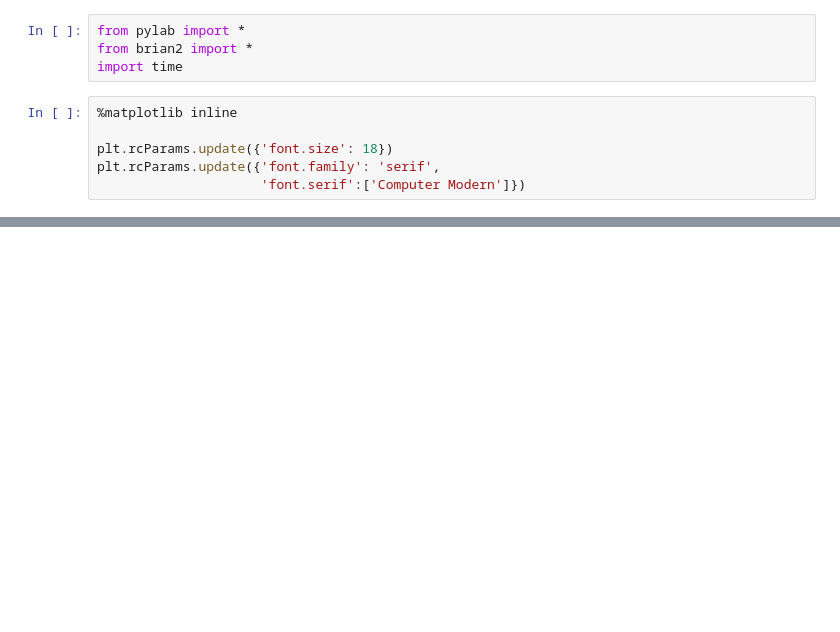
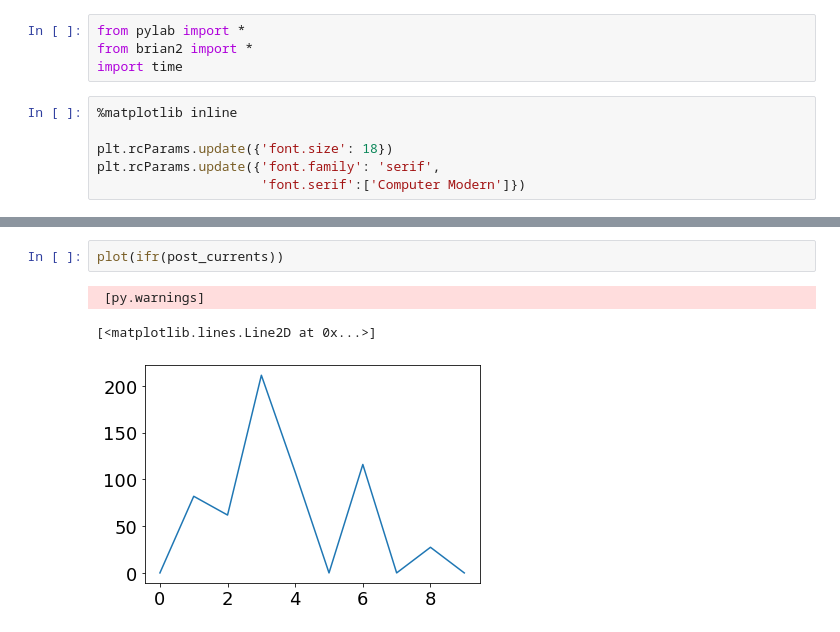
Before and after one commit to epaxon/epaxon.github.io, a Jupyter notebook: Tutorials/connecting_if_neurons.ipynb, the cells around one changed output, grey strips where cells are left out. Drawn from its saved outputs; the diff is of its cells as text; blank space fills up the shorter version.

```diff
--- a/Tutorials/connecting_if_neurons.ipynb
+++ b/Tutorials/connecting_if_neurons.ipynb
@@ -64,0 +114,6 @@ sx += w
+# %%
+plot(ifr(post_currents))
+# %% [output]
+ [py.warnings]
+[<matplotlib.lines.Line2D at 0x...>]
+[figure, added]
```
Also changed, not shown: parts of 17 cells of this notebook, 1 other file.
